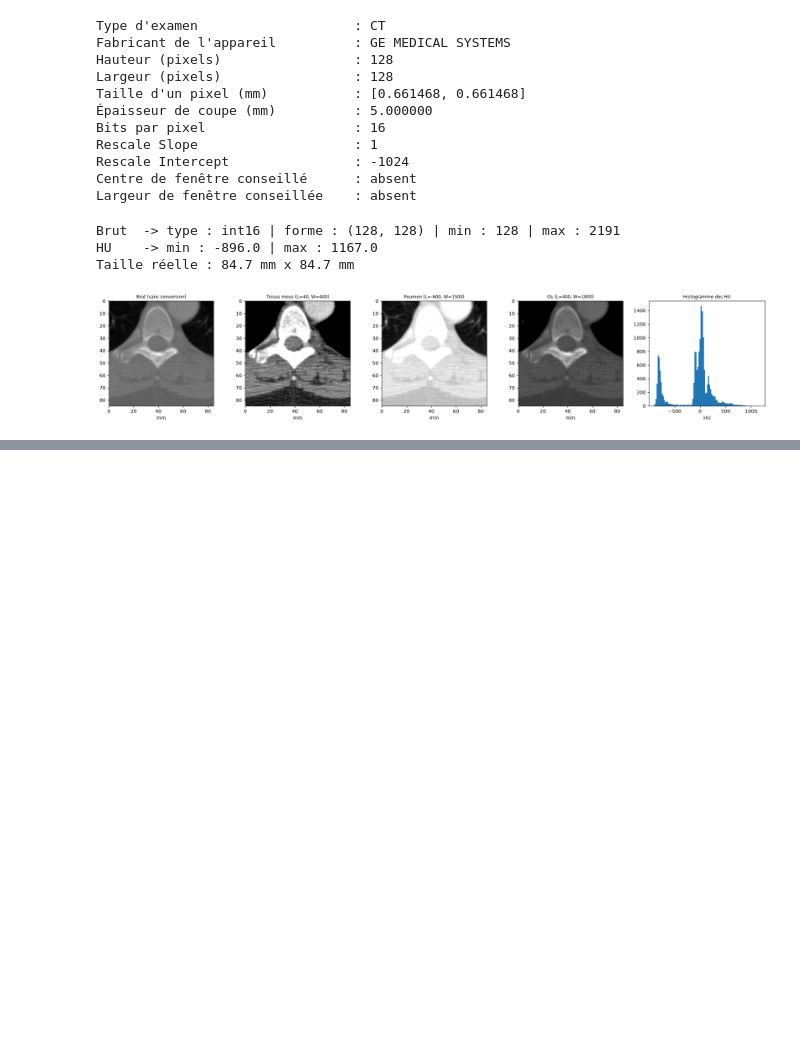
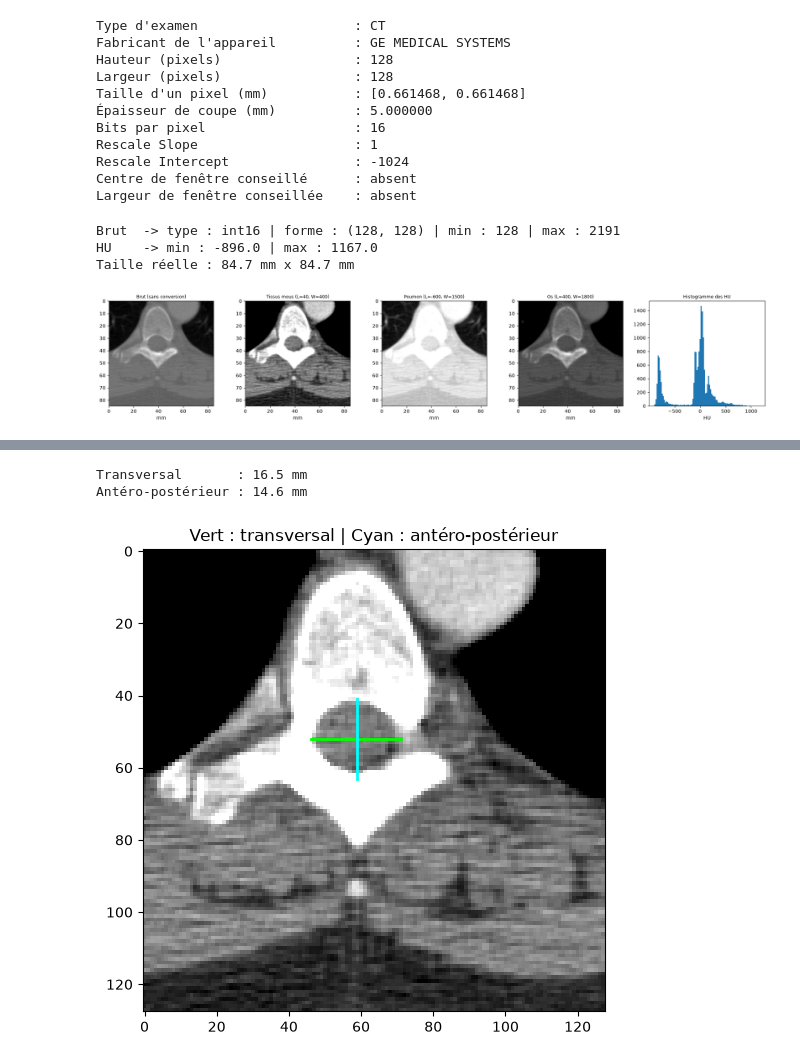
Before and after one commit to othmaneljabli1/imagerie-medicale-portfolio, a Jupyter notebook: 02-opencv-bases/dicom_lecture.ipynb, the cells around one changed output, grey strips where cells are left out. Cells and saved outputs as stored; diff of their text form; code cells hidden in the pictures; blank space fills up the shorter version.

```diff
--- a/02-opencv-bases/dicom_lecture.ipynb
+++ b/02-opencv-bases/dicom_lecture.ipynb
@@ -79,0 +141,37 @@ Taille réelle : 84.7 mm x 84.7 mm
+# %%
+from scipy.ndimage import uniform_filter1d
+
+def mesure_mi_hauteur(profil, centre, taille_pixel, recherche=30, max_mm=25):
+    p = uniform_filter1d(profil.astype(np.float32), size=3)       # 1. lissage
+    interieur = np.median(p[centre - 3:centre + 4])               # 2. valeur dans le canal
+    bords = []
+    for sens in (-1, +1):                                          # gauche puis droite
+        zone = p[centre::sens][:recherche]                        # on s'éloigne du centre
+        i_pic = int(np.argmax(zone))
+        seuil = (interieur + zone[i_pic]) / 2                      # 3. mi-hauteur
+        if zone[i_pic] - interieur < 50:                           # garde-fou : pas de vraie paroi
+            return None, "pas de paroi nette d'un côté"
+        i_bord = int(np.argmax(zone[:i_pic + 1] >= seuil))         # 1er point au-dessus du seuil
+        bords.append(centre + sens * i_bord)
+    g, d = bords
+    largeur_mm = (d - g) * taille_pixel
+    if largeur_mm > max_mm:
+        return None, f"{largeur_mm:.1f} mm : invraisemblable"
+    return (g, d, largeur_mm), "ok"
+
+x_c, y_c = 59, 52    # centre du canal (milieu de 47 et 71)
+res_t, msg_t = mesure_mi_hauteur(hu[y_c, :], x_c, dx)
+res_ap, msg_ap = mesure_mi_hauteur(hu[:, x_c], y_c, dy)
+print("Transversal       :", f"{res_t[2]:.1f} mm" if res_t else f"INVALIDE ({msg_t})")
+print("Antéro-postérieur :", f"{res_ap[2]:.1f} mm" if res_ap else f"INVALIDE ({msg_ap})")
+
+fig, ax = plt.subplots(figsize=(6, 6))
+ax.imshow(img_mous, cmap="gray")
+if res_t:  ax.plot([res_t[0], res_t[1]], [y_c, y_c], color="lime", lw=2)
+if res_ap: ax.plot([x_c, x_c], [res_ap[0], res_ap[1]], color="cyan", lw=2)
+ax.set_title("Vert : transversal | Cyan : antéro-postérieur")
+plt.show()
+# %% [output]
+Transversal       : 16.5 mm
+Antéro-postérieur : 14.6 mm
+[figure, added]
```
Also changed, not shown: parts of 2 cells of this notebook.
